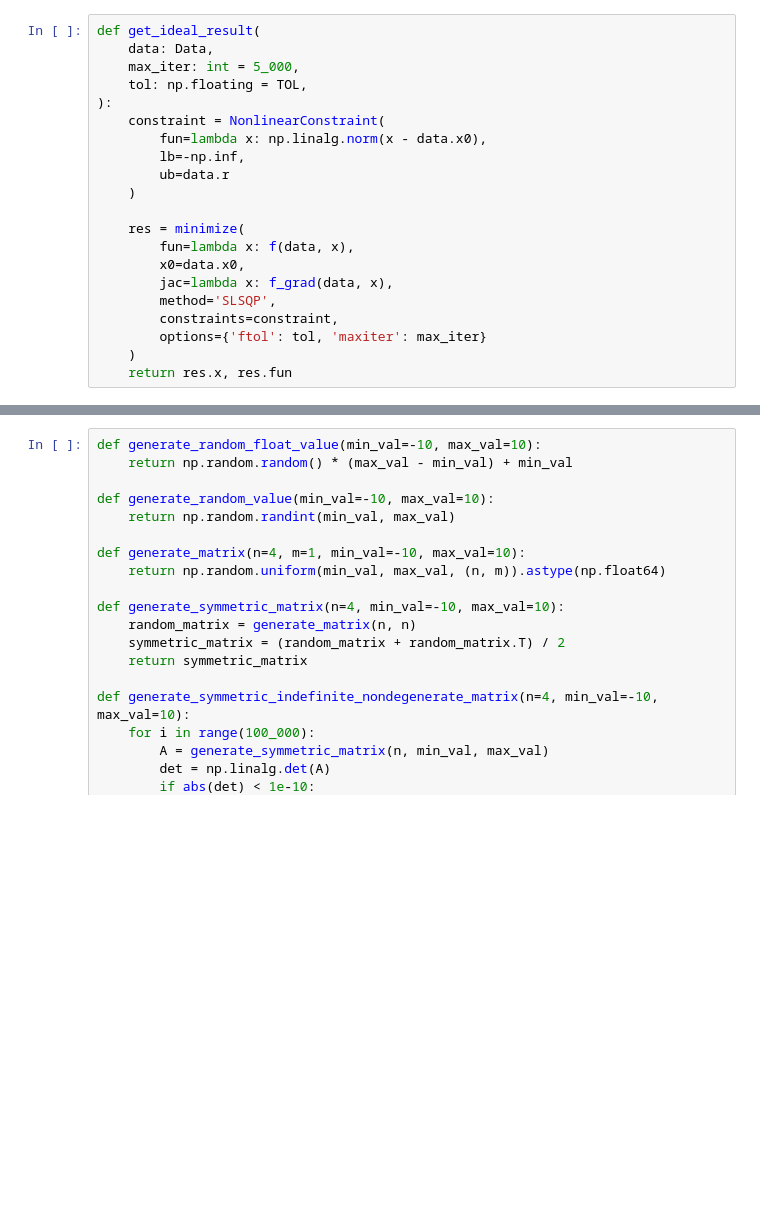
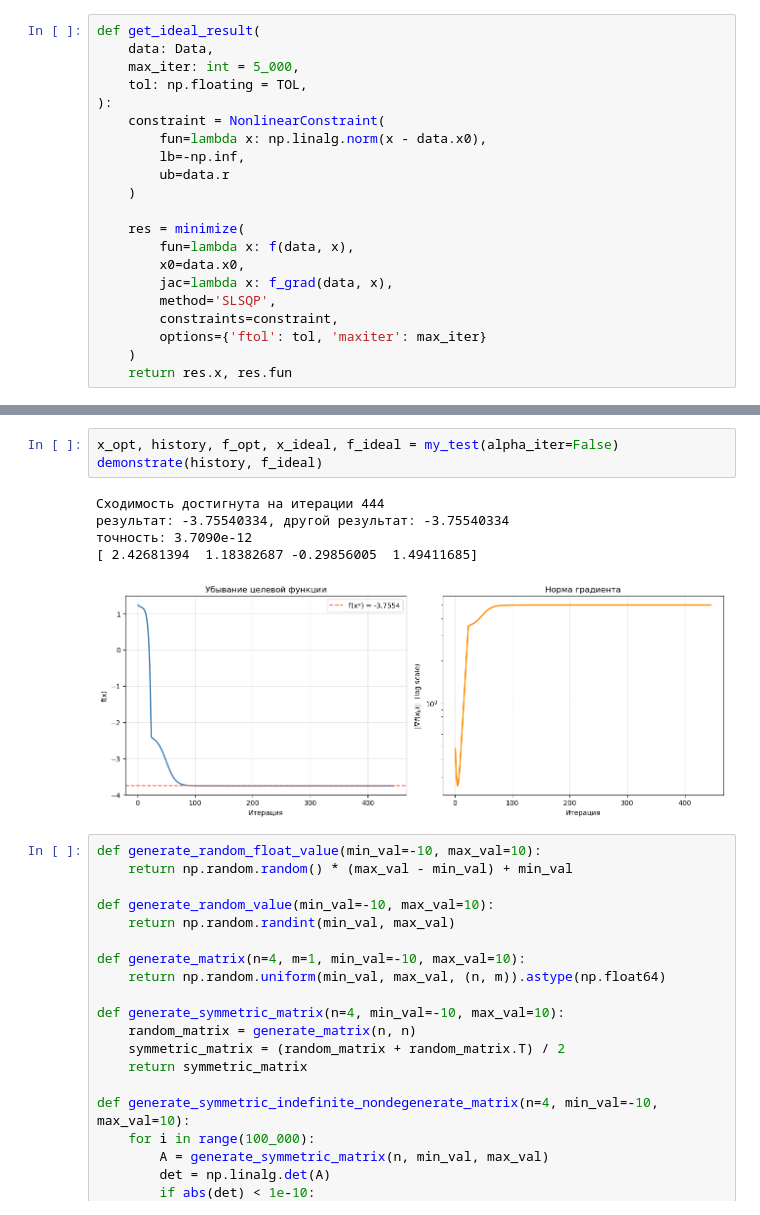
Before and after one commit to matv864/AI_work, a Jupyter notebook: optimization/lab3.ipynb, the cells around one changed output, grey strips where cells are left out. Cells and saved outputs as stored; diff of their text form; blank space fills up the shorter version.

```diff
--- a/optimization/lab3.ipynb
+++ b/optimization/lab3.ipynb
@@ -163,3 +190,12 @@ demonstrate(history, f_ideal)
+# %%
+x_opt, history, f_opt, x_ideal, f_ideal = my_test(alpha_iter=False)
+demonstrate(history, f_ideal)
+# %% [output]
+Сходимость достигнута на итерации 444
+результат: -3.75540334, другой результат: -3.75540334
+точность: 3.7090e-12
+[ 2.42681394  1.18382687 -0.29856005  1.49411685]
+[figure, added]
 # %%
 def generate_random_float_value(min_val=-10, max_val=10):
     return np.random.random() * (max_val - min_val) + min_val
```
Also changed, not shown: parts of 8 cells of this notebook.
